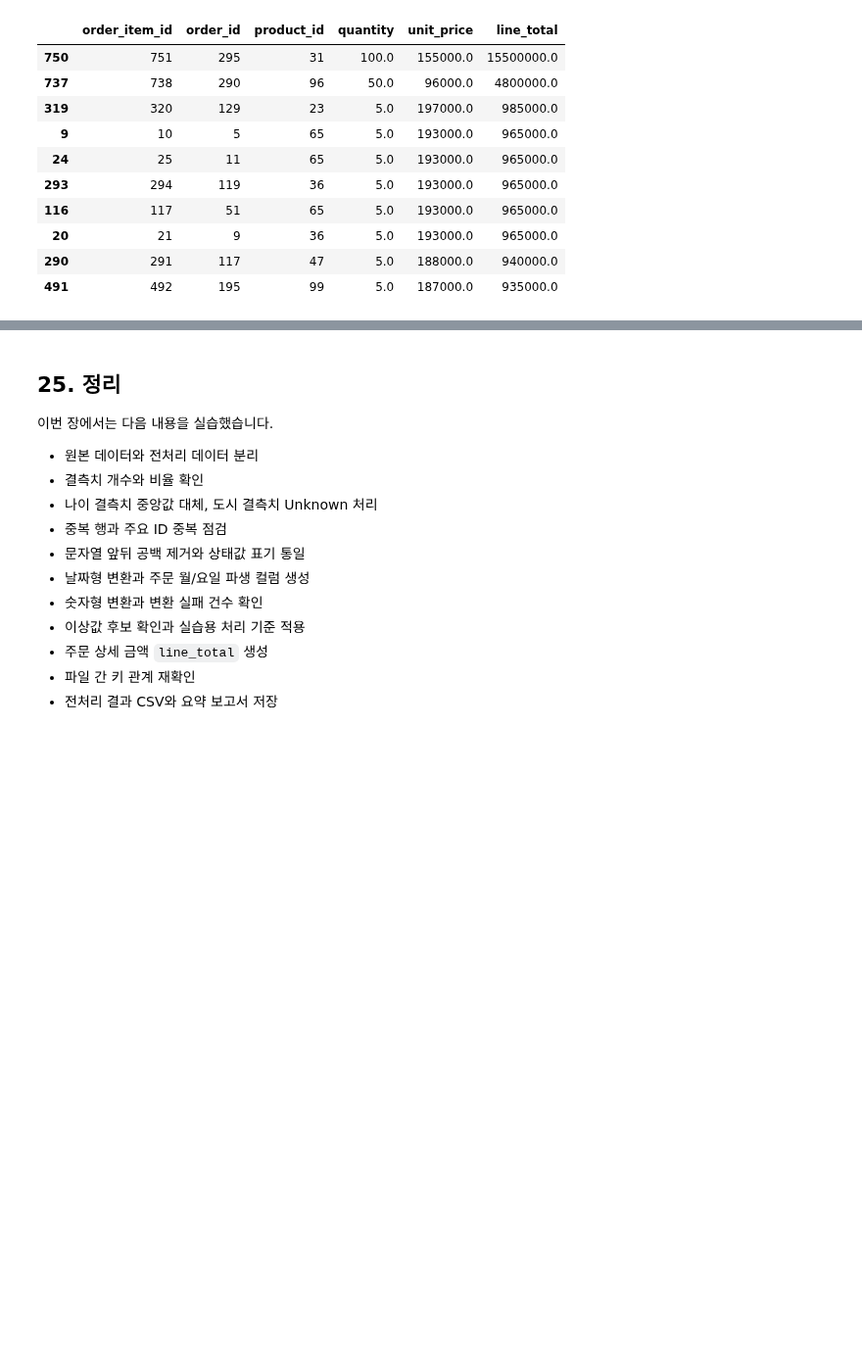
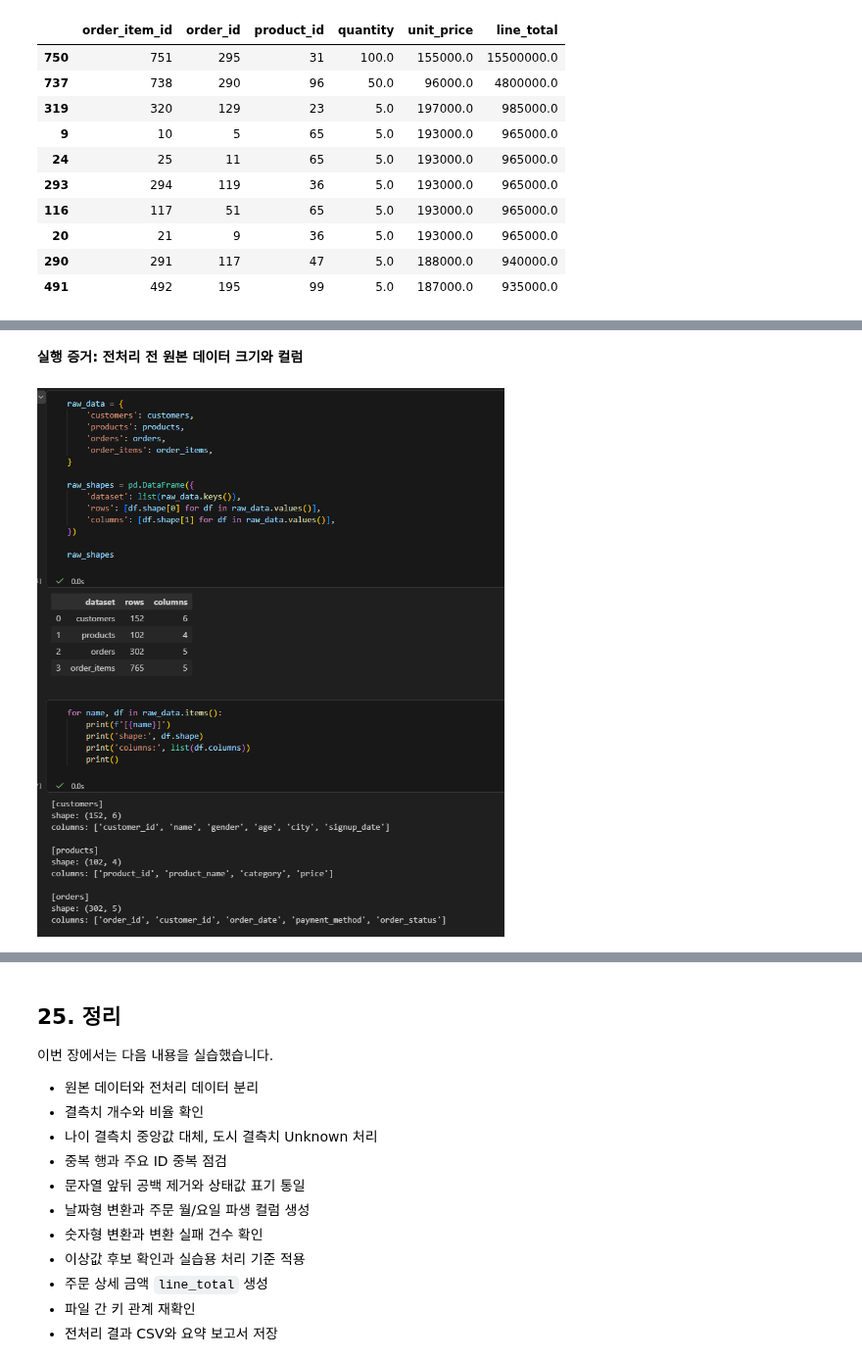
Before and after one commit to OBHAR/llm-data-analysis-study, a Jupyter notebook: chapter05/chapter05.ipynb, the cells around one changed output, grey strips where cells are left out. Shown at 98% size. Drawn from its saved outputs; the diff is of its cells as text; code cells hidden in the pictures; blank space fills up the shorter version.

Commit message:
Embed Chapter 05 evidence captures in notebook

```diff
--- a/chapter05/chapter05.ipynb
+++ b/chapter05/chapter05.ipynb
@@ -1150,0 +1003,11 @@ customers는 중복 2건을 제거해 152행에서 150행으로 줄었다. produ
+# %% [markdown]
+**실행 증거: 전처리 전 원본 데이터 크기와 컬럼**
+# %%
+from pathlib import Path
+from IPython.display import Image, display
+image_path = Path('chapter05/images/step01_before.png')
+if not image_path.exists():
+    image_path = Path('images/step01_before.png')
+display(Image(filename=str(image_path)))
+# %% [output]
+[figure, added]
```
Also changed, not shown: parts of 40 cells of this notebook.
